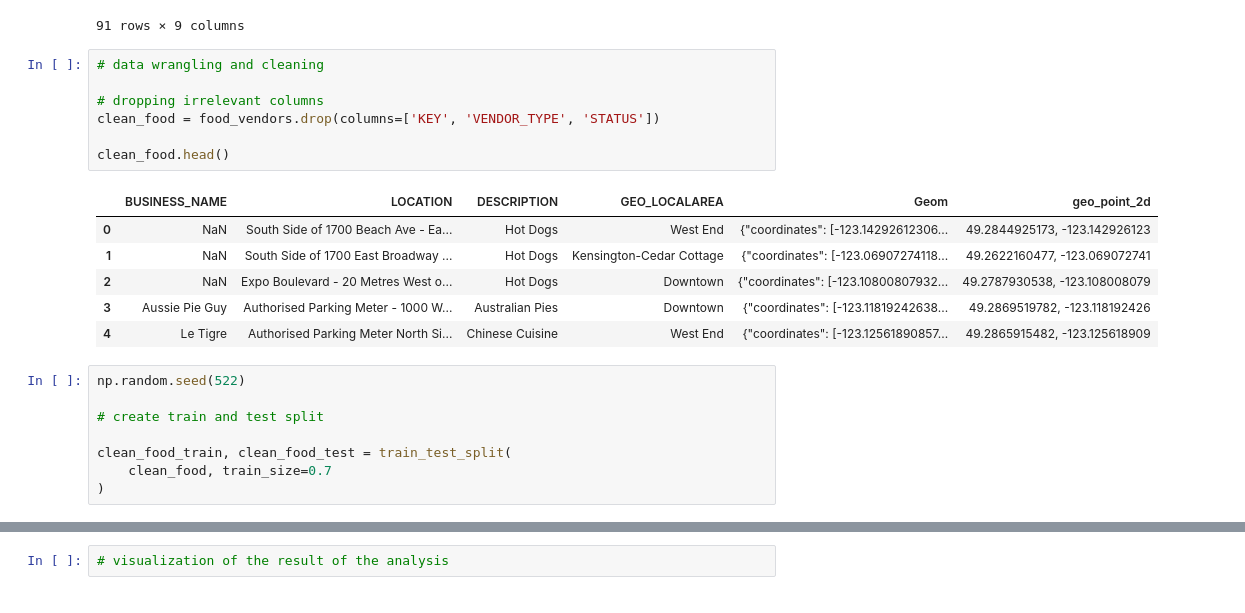
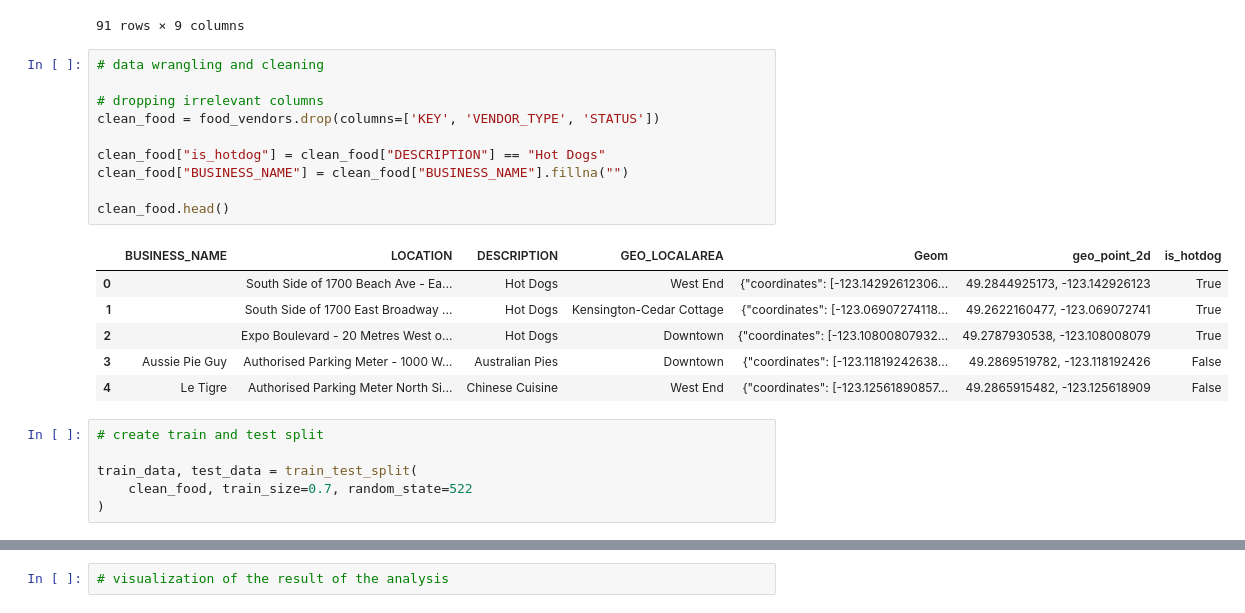
Before and after one commit to jentsang/hotdog-predictor, a Jupyter notebook: notebooks/dog_or_not.ipynb, the cells around one changed output, grey strips where cells are left out. Saved outputs shown, nothing was run; the diff lists cells and outputs as text.

```diff
--- a/notebooks/dog_or_not.ipynb
+++ b/notebooks/dog_or_not.ipynb
@@ -57,24 +64,25 @@ food_vendors
 # %%
 # data wrangling and cleaning
 
 # dropping irrelevant columns
 clean_food = food_vendors.drop(columns=['KEY', 'VENDOR_TYPE', 'STATUS'])
 
+clean_food["is_hotdog"] = clean_food["DESCRIPTION"] == "Hot Dogs"
+clean_food["BUSINESS_NAME"] = clean_food["BUSINESS_NAME"].fillna("")
+
 clean_food.head()
 # %% [output]
-|  | BUSINESS_NAME | LOCATION | DESCRIPTION | GEO_LOCALAREA | Geom | geo_point_2d |
-| 0 | NaN | South Side of 1700 Beach Ave - Ea... | Hot Dogs | West End | {"coordinates": [-123.14292612306... | 49.2844925173, -123.142926123 |
-| 1 | NaN | South Side of 1700 East Broadway ... | Hot Dogs | Kensington-Cedar Cottage | {"coordinates": [-123.06907274118... | 49.2622160477, -123.069072741 |
-| 2 | NaN | Expo Boulevard - 20 Metres West o... | Hot Dogs | Downtown | {"coordinates": [-123.10800807932... | 49.2787930538, -123.108008079 |
-| 3 | Aussie Pie Guy | Authorised Parking Meter - 1000 W... | Australian Pies | Downtown | {"coordinates": [-123.11819242638... | 49.2869519782, -123.118192426 |
-| 4 | Le Tigre | Authorised Parking Meter North Si... | Chinese Cuisine | West End | {"coordinates": [-123.12561890857... | 49.2865915482, -123.125618909 |
+|  | BUSINESS_NAME | LOCATION | DESCRIPTION | GEO_LOCALAREA | Geom | geo_point_2d | is_hotdog |
+| 0 |  | South Side of 1700 Beach Ave - Ea... | Hot Dogs | West End | {"coordinates": [-123.14292612306... | 49.2844925173, -123.142926123 | True |
+| 1 |  | South Side of 1700 East Broadway ... | Hot Dogs | Kensington-Cedar Cottage | {"coordinates": [-123.06907274118... | 49.2622160477, -123.069072741 | True |
+| 2 |  | Expo Boulevard - 20 Metres West o... | Hot Dogs | Downtown | {"coordinates": [-123.10800807932... | 49.2787930538, -123.108008079 | True |
+| 3 | Aussie Pie Guy | Authorised Parking Meter - 1000 W... | Australian Pies | Downtown | {"coordinates": [-123.11819242638... | 49.2869519782, -123.118192426 | False |
+| 4 | Le Tigre | Authorised Parking Meter North Si... | Chinese Cuisine | West End | {"coordinates": [-123.12561890857... | 49.2865915482, -123.125618909 | False |
 # %%
-np.random.seed(522)
-
 # create train and test split
 
-clean_food_train, clean_food_test = train_test_split(
-    clean_food, train_size=0.7
+train_data, test_data = train_test_split(
+    clean_food, train_size=0.7, random_state=522
 )
 # %%
 # summary EDA, identify missing and NAN values
```
Also changed, not shown: parts of 6 cells of this notebook.
